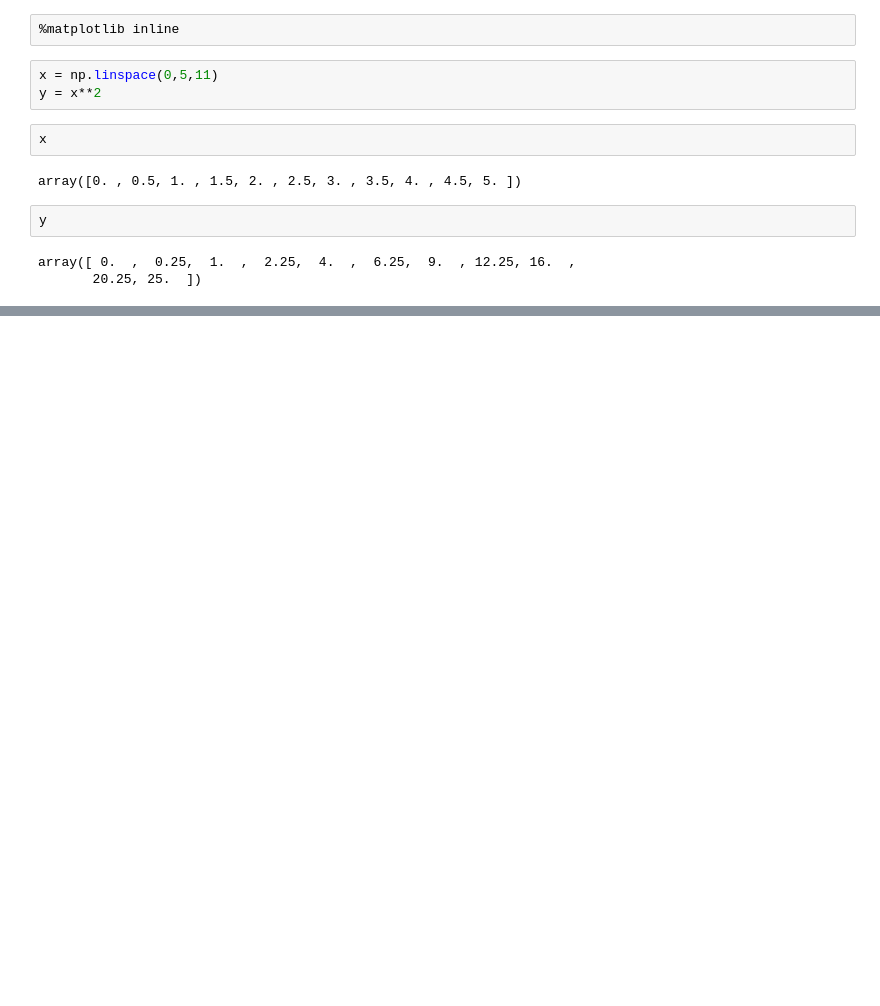
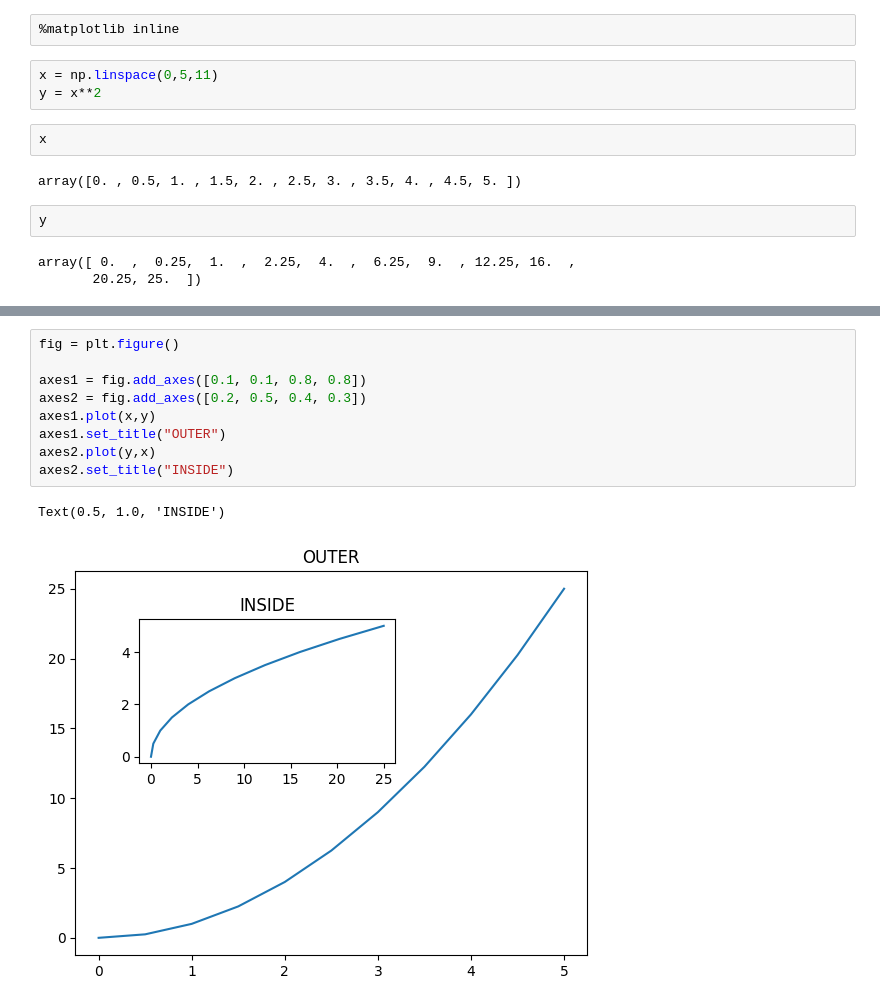
Before and after one commit to yashkuceriya/pythonprac, a Jupyter notebook: Mlds.ipynb, the cells around one changed output, grey strips where cells are left out. Saved outputs shown, nothing was run; the diff lists cells and outputs as text; blank space fills up the shorter version.

```diff
--- a/Mlds.ipynb
+++ b/Mlds.ipynb
@@ -1024,0 +1052,12 @@ array([ 0.  ,  0.25,  1.  ,  2.25,  4.  ,  6.25,  9.  , 12.25, 16.  ,
+# %%
+fig = plt.figure()
+
+axes1 = fig.add_axes([0.1, 0.1, 0.8, 0.8])
+axes2 = fig.add_axes([0.2, 0.5, 0.4, 0.3])
+axes1.plot(x,y)
+axes1.set_title("OUTER")
+axes2.plot(y,x)
+axes2.set_title("INSIDE")
+# %% [output]
+Text(0.5, 1.0, 'INSIDE')
+[figure, added]
```
Also changed, not shown: parts of 12 cells of this notebook.
